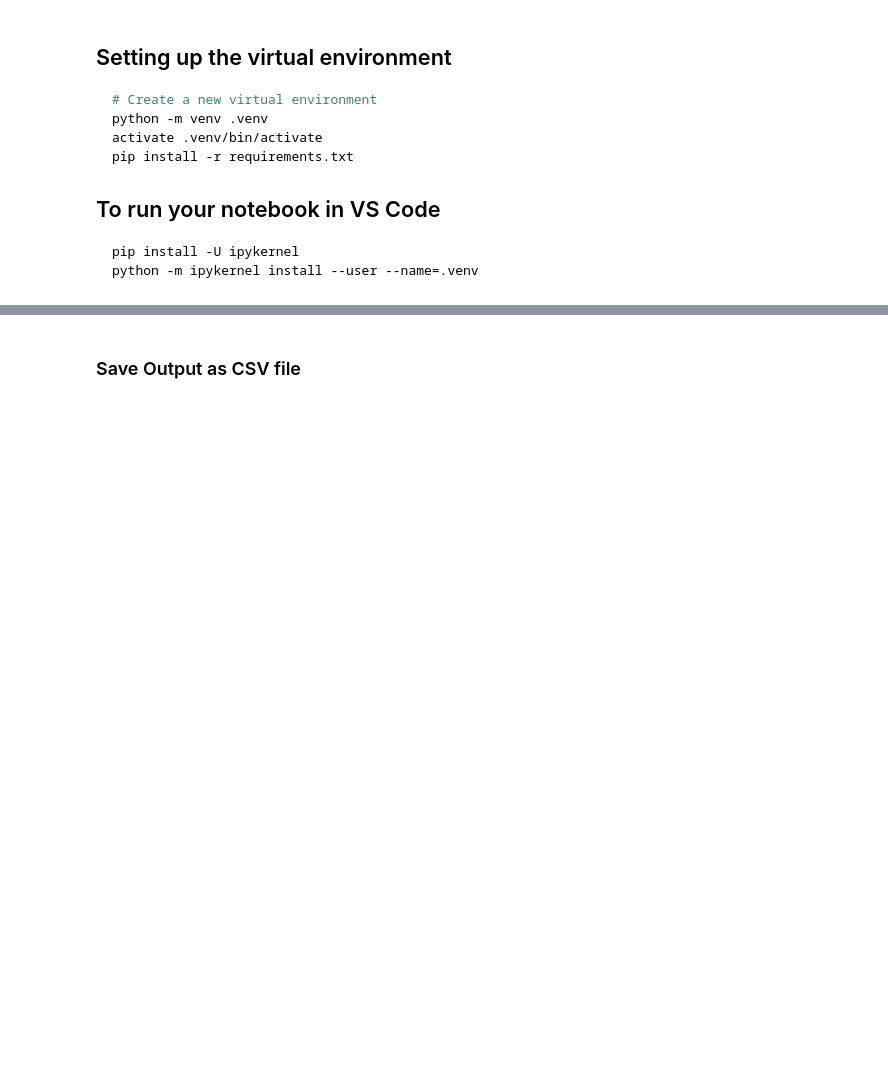
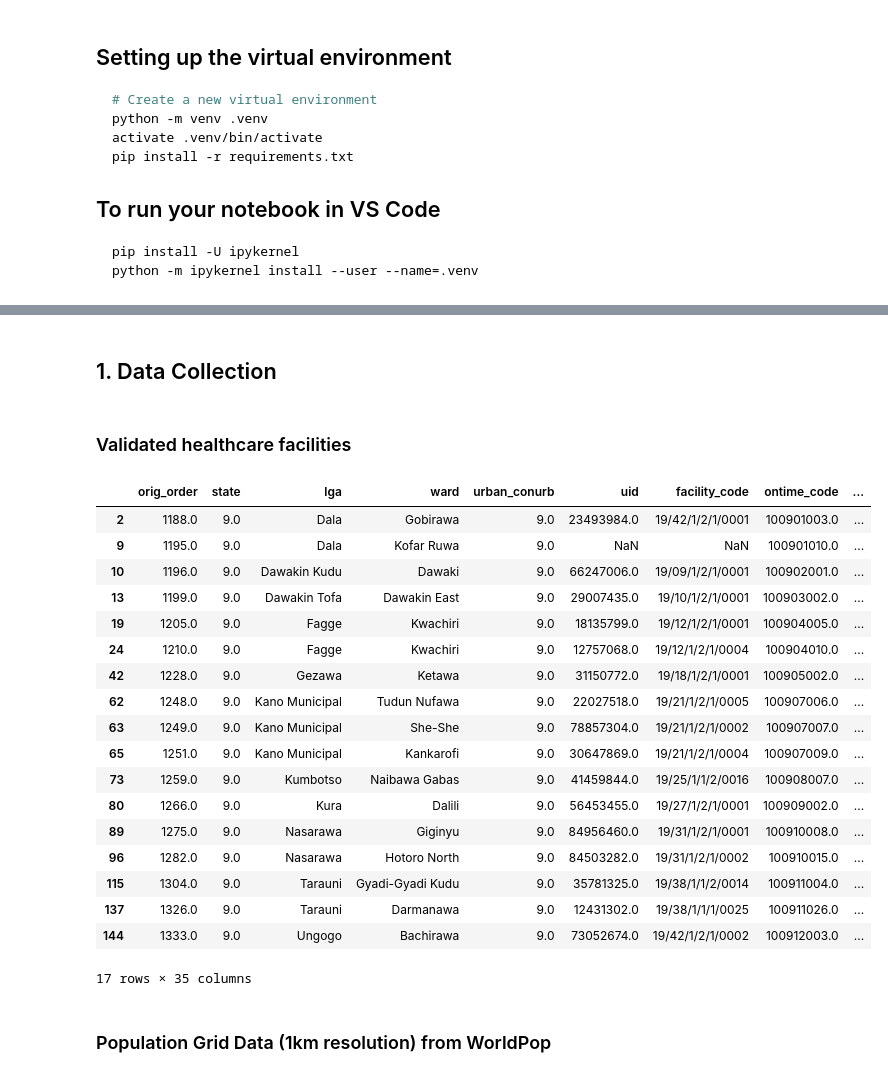
Before and after one commit to urbanbigdatacentre/ideamaps-models, a Jupyter notebook: models/emergency-maternal-care/scripts/Health_Care_Access_Kano_V2.ipynb, the cells around one changed output, grey strips where cells are left out. Saved outputs shown, nothing was run; the diff lists cells and outputs as text; code cells hidden in the pictures; blank space fills up the shorter version.

```diff
--- a/models/emergency-maternal-care/scripts/Health_Care_Access_Kano_V2.ipynb
+++ b/models/emergency-maternal-care/scripts/Health_Care_Access_Kano_V2.ipynb
@@ -188,2 +119,44 @@ We will follow these steps:
-# %% [markdown]
-### Save Output as CSV file
+# %% [markdown]
+## 1. Data Collection
+# %% [markdown]
+### Validated healthcare facilities
+# %%
+health_facilities_validated = data_inputs + 'Healthcare_facilities_validated.csv'
+healthcare_facilities = pd.read_csv(health_facilities_validated)
+# %%
+# Filter the rows where the 'Validation of HCFs Categorization' column Public/Private Basic EmOC
+valid_categories = ['Public Comprehensive EmOC']
+healthcare_facilities = healthcare_facilities[healthcare_facilities['Validation of HCFs Categorization'].isin(valid_categories)]
+
+# Create geometry column from longitude and latitude
+healthcare_facilities['geometry'] = [Point(np.array([lon, lat])) for lon, lat in zip(healthcare_facilities['longitude'], healthcare_facilities['latitude'])]
+
+# Convert to GeoDataFrame with the correct CRS
+healthcare_facilities = gpd.GeoDataFrame(healthcare_facilities, geometry='geometry', crs="EPSG:4326")
+
+# Save the filtered GeoDataFrame as a GeoPackage
+healthcare_facilities.to_file(data_inputs + 'healthcare_facilities_validated.gpkg', driver="GPKG")
+# %%
+healthcare_facilities
+# %% [output]
+|  | orig_order | state | lga | ward | urban_conurb | uid | facility_code | ontime_code | ... |
+| 2 | 1188.0 | 9.0 | Dala | Gobirawa | 9.0 | 23493984.0 | 19/42/1/2/1/0001 | 100901003.0 | ... |
+| 9 | 1195.0 | 9.0 | Dala | Kofar Ruwa | 9.0 | NaN | NaN | 100901010.0 | ... |
+| 10 | 1196.0 | 9.0 | Dawakin Kudu | Dawaki | 9.0 | 66247006.0 | 19/09/1/2/1/0001 | 100902001.0 | ... |
+| 13 | 1199.0 | 9.0 | Dawakin Tofa | Dawakin East | 9.0 | 29007435.0 | 19/10/1/2/1/0001 | 100903002.0 | ... |
+| 19 | 1205.0 | 9.0 | Fagge | Kwachiri | 9.0 | 18135799.0 | 19/12/1/2/1/0001 | 100904005.0 | ... |
+| 24 | 1210.0 | 9.0 | Fagge | Kwachiri | 9.0 | 12757068.0 | 19/12/1/2/1/0004 | 100904010.0 | ... |
+| 42 | 1228.0 | 9.0 | Gezawa | Ketawa | 9.0 | 31150772.0 | 19/18/1/2/1/0001 | 100905002.0 | ... |
+| 62 | 1248.0 | 9.0 | Kano Municipal | Tudun Nufawa | 9.0 | 22027518.0 | 19/21/1/2/1/0005 | 100907006.0 | ... |
+| 63 | 1249.0 | 9.0 | Kano Municipal | She-She | 9.0 | 78857304.0 | 19/21/1/2/1/0002 | 100907007.0 | ... |
+| 65 | 1251.0 | 9.0 | Kano Municipal | Kankarofi | 9.0 | 30647869.0 | 19/21/1/2/1/0004 | 100907009.0 | ... |
+| 73 | 1259.0 | 9.0 | Kumbotso | Naibawa Gabas | 9.0 | 41459844.0 | 19/25/1/1/2/0016 | 100908007.0 | ... |
+| 80 | 1266.0 | 9.0 | Kura | Dalili | 9.0 | 56453455.0 | 19/27/1/2/1/0001 | 100909002.0 | ... |
+| 89 | 1275.0 | 9.0 | Nasarawa | Giginyu | 9.0 | 84956460.0 | 19/31/1/2/1/0001 | 100910008.0 | ... |
+| 96 | 1282.0 | 9.0 | Nasarawa | Hotoro North | 9.0 | 84503282.0 | 19/31/1/2/1/0002 | 100910015.0 | ... |
+| 115 | 1304.0 | 9.0 | Tarauni | Gyadi-Gyadi Kudu | 9.0 | 35781325.0 | 19/38/1/1/2/0014 | 100911004.0 | ... |
+| 137 | 1326.0 | 9.0 | Tarauni | Darmanawa | 9.0 | 12431302.0 | 19/38/1/1/1/0025 | 100911026.0 | ... |
+| 144 | 1333.0 | 9.0 | Ungogo | Bachirawa | 9.0 | 73052674.0 | 19/42/1/2/1/0002 | 100912003.0 | ... |
+17 rows × 35 columns
+# %% [markdown]
+### Population Grid Data (1km resolution) from WorldPop
```
Also changed, not shown: parts of 49 cells of this notebook, 1 other file.
